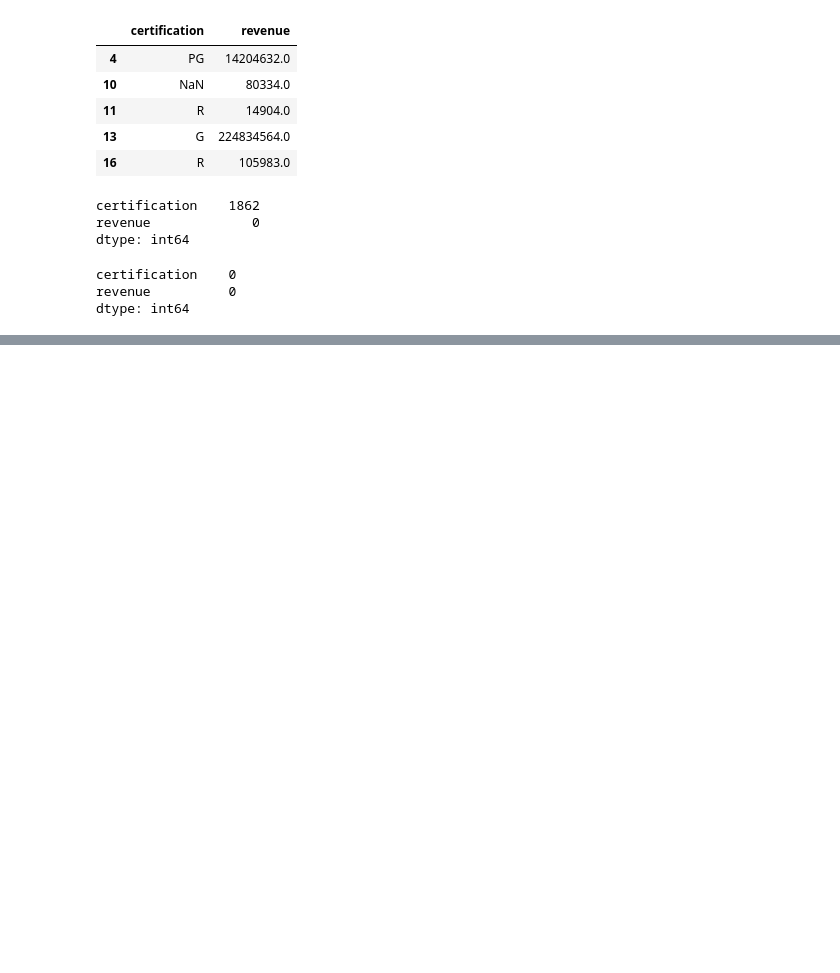
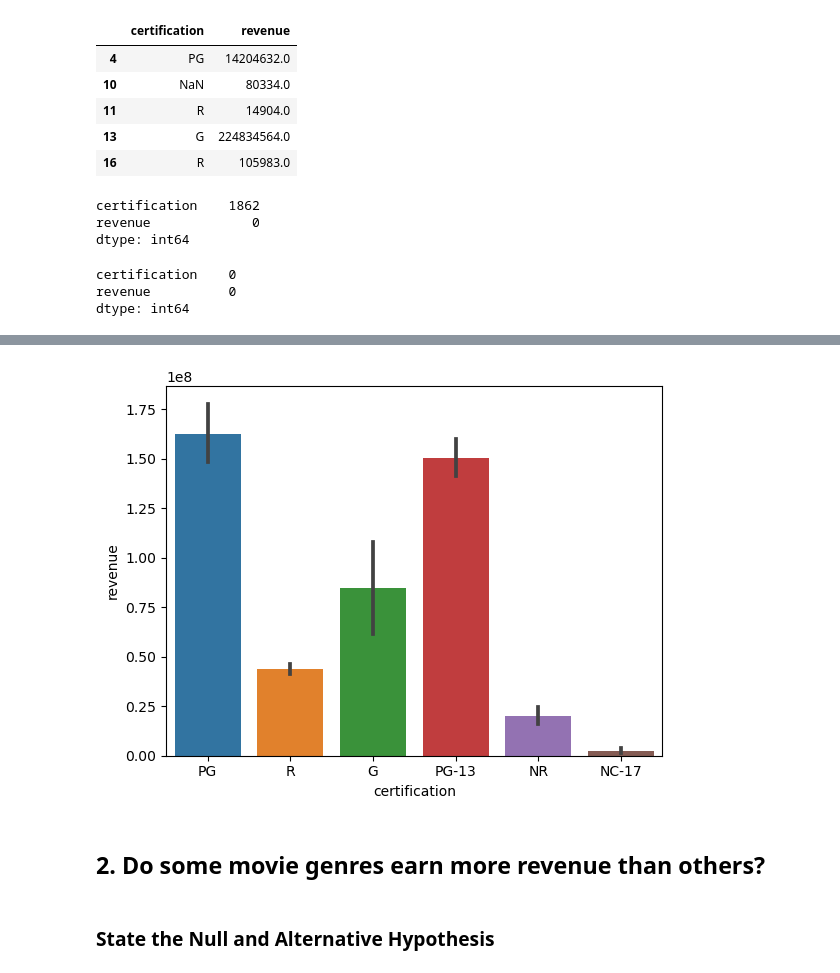
Before and after one commit to Mhoover41/Data-Enrichment-Project-3, a Jupyter notebook: IMDB Project Part 4 - ETL & Hypothesis Testing.ipynb, the cells around one changed output, grey strips where cells are left out. Cells and saved outputs as stored; diff of their text form; code cells hidden in the pictures; blank space fills up the shorter version.

```diff
--- a/IMDB Project Part 4 - ETL & Hypothesis Testing.ipynb
+++ b/IMDB Project Part 4 - ETL & Hypothesis Testing.ipynb
@@ -482,2 +483,0 @@ memory usage: 208.0 KB
-# %%
-new_df['certification'] = new_df['certification'].astype(object)
@@ -510,0 +495,2 @@ Name: certification, Length: 4758, dtype: object
+# %%
+new_df.drop(new_df[new_df['certification'] == True].index, inplace=True)
@@ -510,0 +647,9 @@ Name: certification, Length: 4758, dtype: object
+# %%
+## visualizing means. ci=68 makes easier to compare error bars
+ax = sns.barplot(data=new_df, x='certification', y='revenue', errorbar=('ci', 68));
+# %% [output]
+[figure, added]
+# %% [markdown]
+## 2.  Do some movie genres earn more revenue than others?
+# %% [markdown]
+### State the Null and Alternative Hypothesis
```
Also changed, not shown: parts of 48 cells of this notebook, 1 other file.
